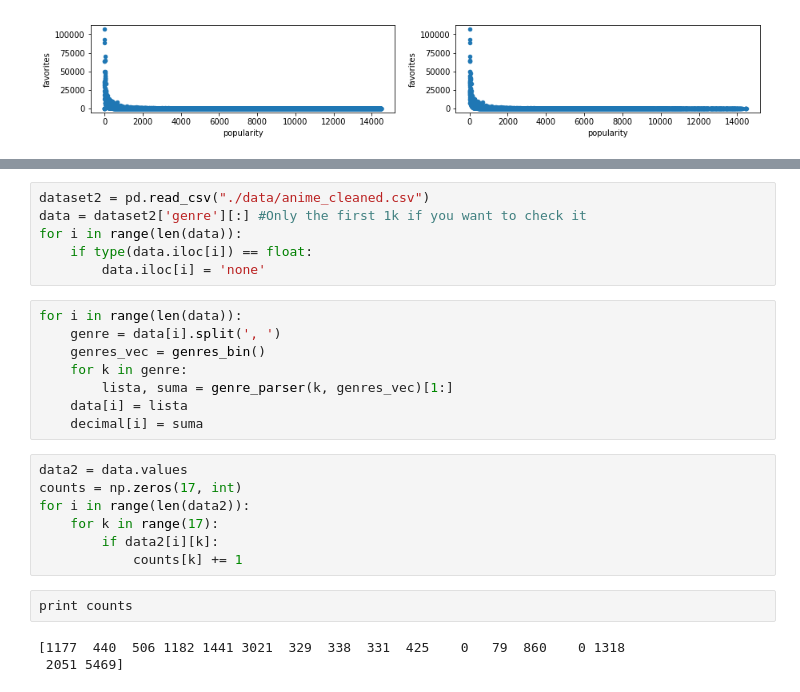
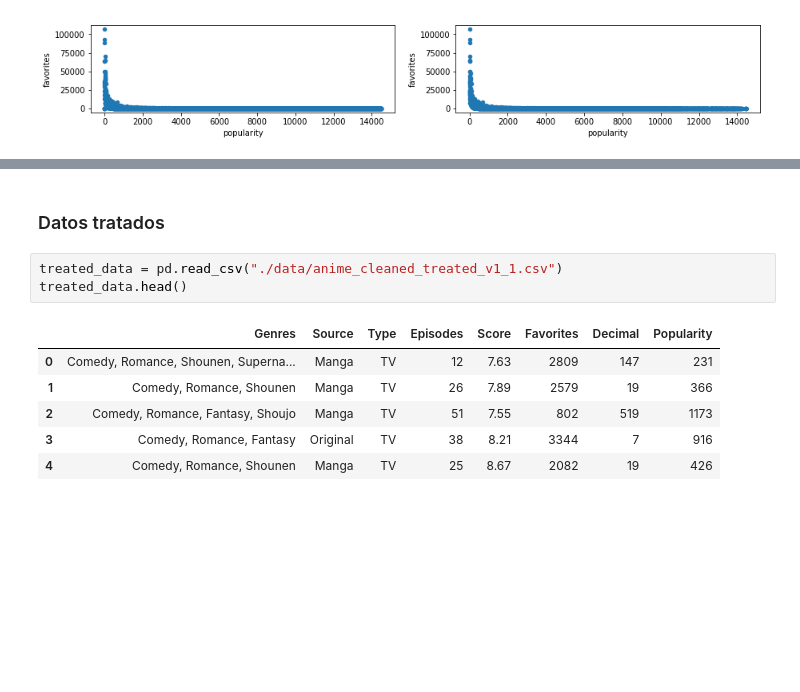
Before and after one commit to DouglasAR01/IA_Regresor_shows_animados, a Jupyter notebook: Análisis de datos.ipynb, the cells around one changed output, grey strips where cells are left out. Saved outputs shown, nothing was run; the diff lists cells and outputs as text; blank space fills up the shorter version.

```diff
--- a/Análisis de datos.ipynb
+++ b/Análisis de datos.ipynb
@@ -172,27 +80,13 @@ decimal = pd.Series(0 for i in range(len(dataset2['genre'])))
-# %%
-dataset2 = pd.read_csv("./data/anime_cleaned.csv")
-data = dataset2['genre'][:] #Only the first 1k if you want to check it
-for i in range(len(data)):
-    if type(data.iloc[i]) == float:
-        data.iloc[i] = 'none'
-# %%
-for i in range(len(data)):
-    genre = data[i].split(', ')
-    genres_vec = genres_bin()
-    for k in genre:
-        lista, suma = genre_parser(k, genres_vec)[1:]
-    data[i] = lista
-    decimal[i] = suma
-# %%
-data2 = data.values
-counts = np.zeros(17, int)
-for i in range(len(data2)):
-    for k in range(17):
-        if data2[i][k]:
-            counts[k] += 1
-# %%
-print counts
-# %% [output]
-[1177  440  506 1182 1441 3021  329  338  331  425    0   79  860    0 1318
- 2051 5469]
+# %% [markdown]
+### Datos tratados
+# %%
+treated_data = pd.read_csv("./data/anime_cleaned_treated_v1_1.csv")
+treated_data.head()
+# %% [output]
+|  | Genres | Source | Type | Episodes | Score | Favorites | Decimal | Popularity |
+| 0 | Comedy, Romance, Shounen, Superna... | Manga | TV | 12 | 7.63 | 2809 | 147 | 231 |
+| 1 | Comedy, Romance, Shounen | Manga | TV | 26 | 7.89 | 2579 | 19 | 366 |
+| 2 | Comedy, Romance, Fantasy, Shoujo | Manga | TV | 51 | 7.55 | 802 | 519 | 1173 |
+| 3 | Comedy, Romance, Fantasy | Original | TV | 38 | 8.21 | 3344 | 7 | 916 |
+| 4 | Comedy, Romance, Shounen | Manga | TV | 25 | 8.67 | 2082 | 19 | 426 |
 # %%
```
Also changed, not shown: parts of 7 cells of this notebook, 3 other files.
